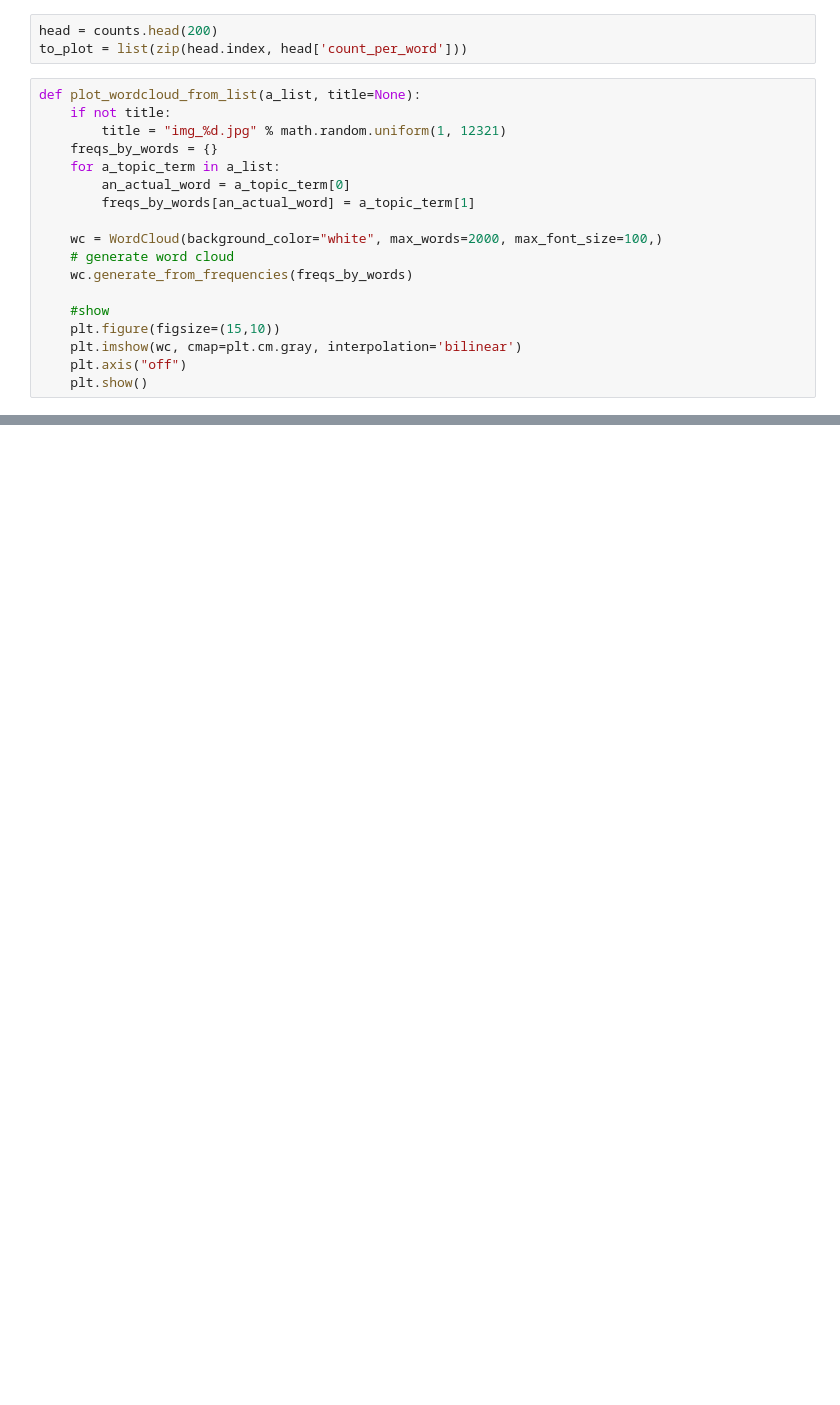
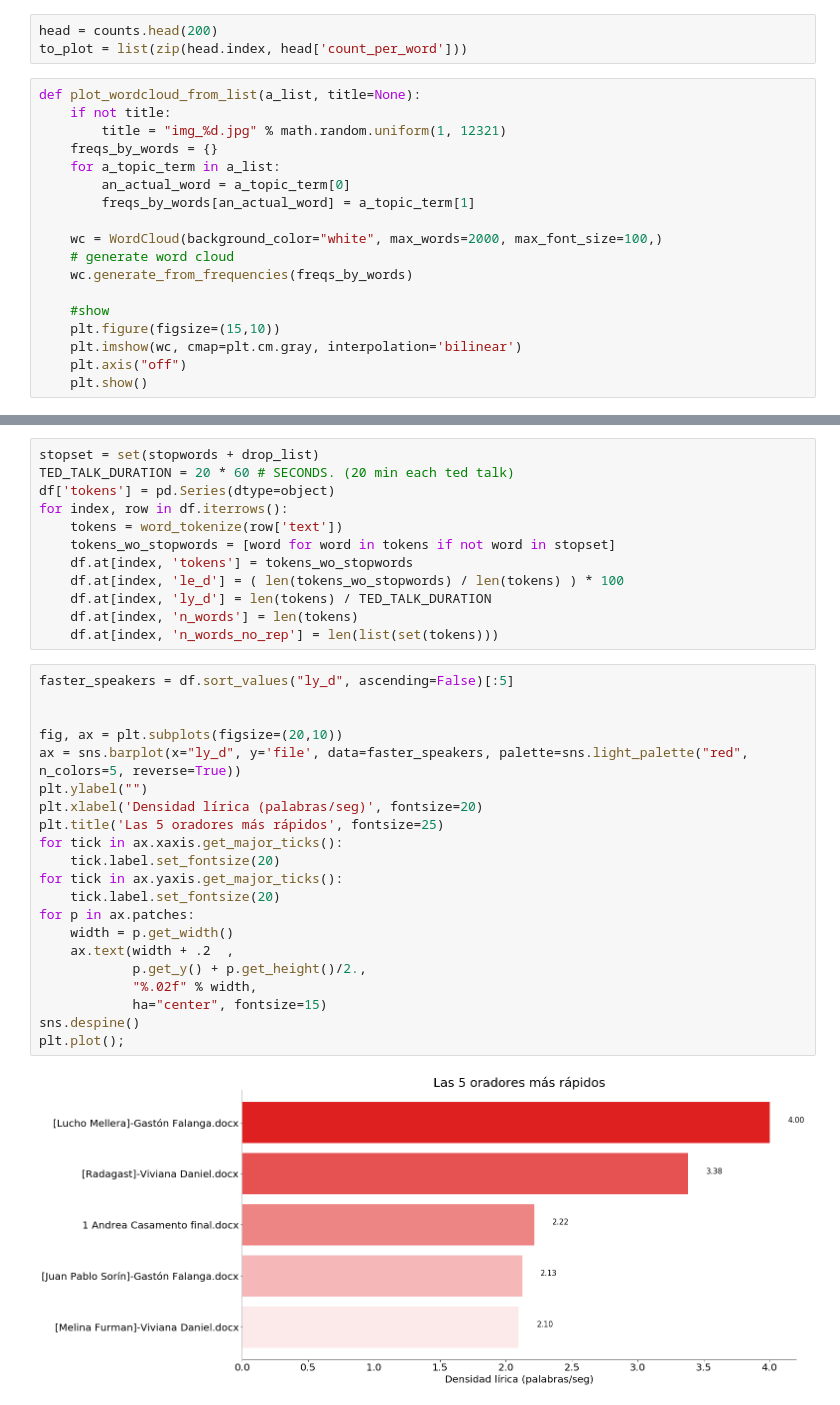
Before and after one commit to alexing/tedx, a Jupyter notebook: tedx_exploration.ipynb, the cells around one changed output, grey strips where cells are left out. Saved outputs shown, nothing was run; the diff lists cells and outputs as text; blank space fills up the shorter version.

```diff
--- a/tedx_exploration.ipynb
+++ b/tedx_exploration.ipynb
@@ -164,0 +148,35 @@ plot_wordcloud_from_list(to_plot, "wordcloud")
+# %%
+stopset = set(stopwords + drop_list)
+TED_TALK_DURATION = 20 * 60 # SECONDS. (20 min each ted talk)
+df['tokens'] = pd.Series(dtype=object)
+for index, row in df.iterrows():
+    tokens = word_tokenize(row['text'])
+    tokens_wo_stopwords = [word for word in tokens if not word in stopset]
+    df.at[index, 'tokens'] = tokens_wo_stopwords
+    df.at[index, 'le_d'] = ( len(tokens_wo_stopwords) / len(tokens) ) * 100
+    df.at[index, 'ly_d'] = len(tokens) / TED_TALK_DURATION
+    df.at[index, 'n_words'] = len(tokens)
+    df.at[index, 'n_words_no_rep'] = len(list(set(tokens)))
+# %%
+faster_speakers = df.sort_values("ly_d", ascending=False)[:5]
+
+
+fig, ax = plt.subplots(figsize=(20,10))
+ax = sns.barplot(x="ly_d", y='file', data=faster_speakers, palette=sns.light_palette("red", n_colors=5, reverse=True))
+plt.ylabel("")
+plt.xlabel('Densidad lírica (palabras/seg)', fontsize=20)
+plt.title('Las 5 oradores más rápidos', fontsize=25)
+for tick in ax.xaxis.get_major_ticks():
+    tick.label.set_fontsize(20)
+for tick in ax.yaxis.get_major_ticks():
+    tick.label.set_fontsize(20)
+for p in ax.patches:
+    width = p.get_width()
+    ax.text(width + .2  ,
+            p.get_y() + p.get_height()/2.,
+            "%.02f" % width,
+            ha="center", fontsize=15)
+sns.despine()
+plt.plot();
+# %% [output]
+[figure, added]
```
Also changed, not shown: parts of 7 cells of this notebook.
